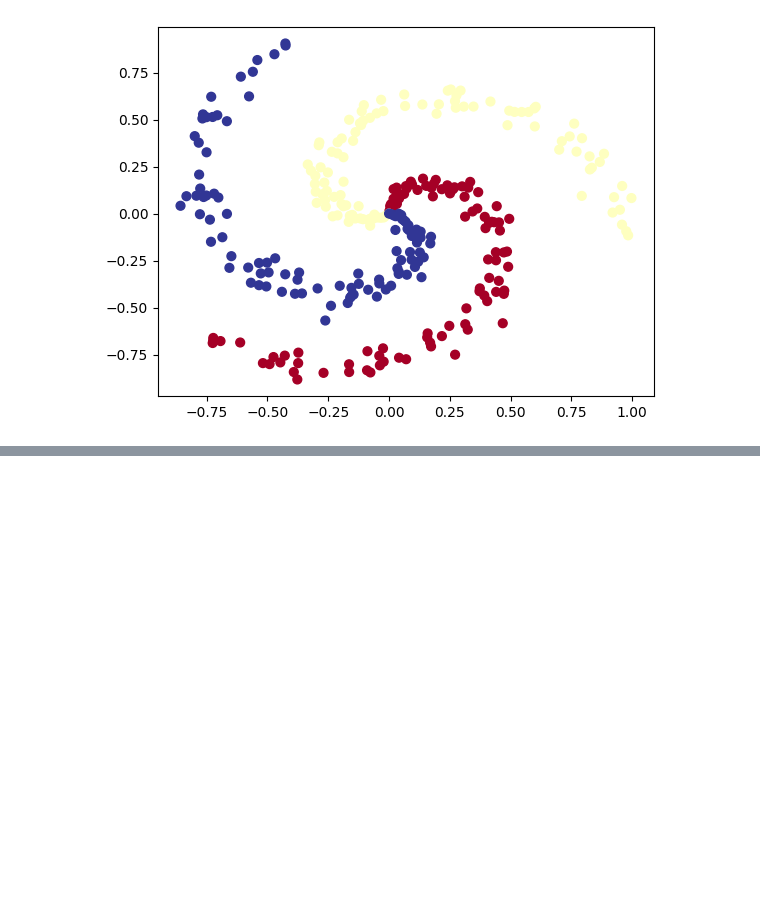
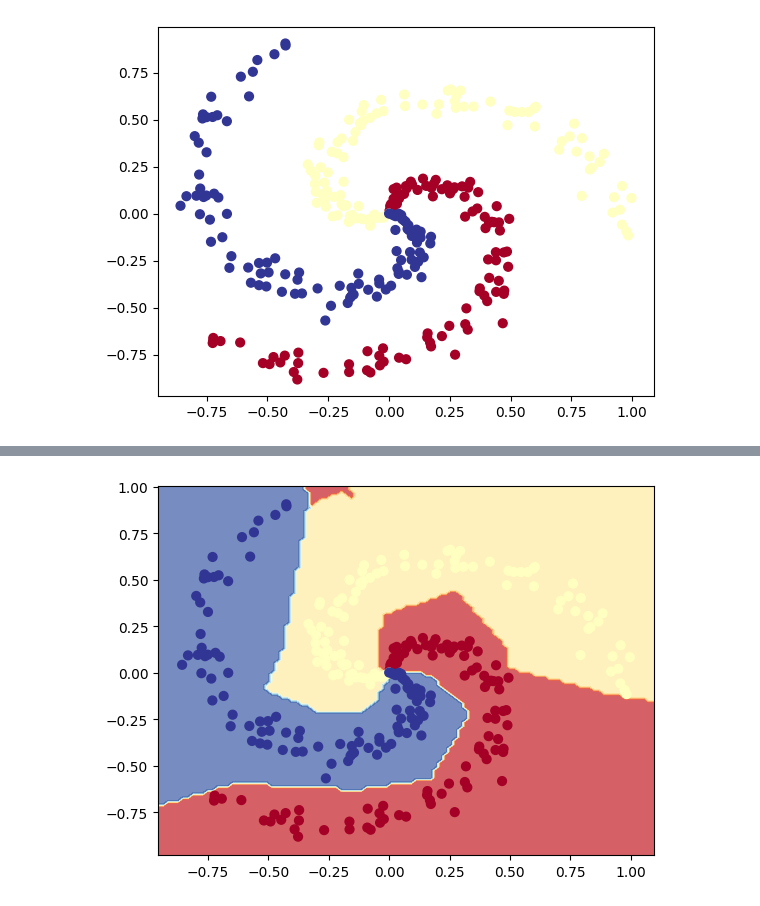
Before and after one commit to saurabhaloneai/Pytorch-complete, a Jupyter notebook: Pytorch_clean_Day2.ipynb, the cells around one changed output, grey strips where cells are left out. Saved outputs shown, nothing was run; the diff lists cells and outputs as text; code cells hidden in the pictures; blank space fills up the shorter version.

```diff
--- a/Pytorch_clean_Day2.ipynb
+++ b/Pytorch_clean_Day2.ipynb
@@ -353,8 +361,14 @@ plt.show()
 # %%
 # Turn data into tensors
 import torch
-X = torch.from_numpy(X).type(torch.float) # features as float32
-y = torch.from_numpy(y).type(torch.LongTensor) # labels need to be of type long
+X_1 = torch.from_numpy(X_1).type(torch.float) # features as float32
+y_1 = torch.from_numpy(y_1).type(torch.LongTensor) # labels need to be of type long
 
 # Create train and test splits
 from sklearn.model_selection import train_test_split
+
+X_train, X_test ,y_train, y_test = train_test_split(X_1,y_1,
+                                                    test_size = 0.2,
+                                                    random_state = 42)
+
+len(X_train),len(X_test),len(y_train),len(y_test)
@@ -364,5 +380,5 @@ from sklearn.model_selection import train_test_split
 from torchmetrics import Accuracy
 
 ## TODO: uncomment the two lines below to send the accuracy function to the device
-# acc_fn = Accuracy(task="multiclass", num_classes=4).to(device)
-# acc_fn
+acc_fn = Accuracy(task="multiclass", num_classes=4).to(device)
+acc_fn
@@ -378,13 +427,26 @@ from torchmetrics import Accuracy
 # %%
 # Setup data to be device agnostic
 
+X_train ,X_test = X_train.to(device),X_test.to(device)
+y_train,y_test =y_train.to(device),y_test.to(device)
 
 # Print out first 10 untrained model outputs (forward pass)
-print("Logits:")
+with torch.inference_mode():
+
+  y_logits = model_2(X_train).squeeze()
+
+print(f"Logits: {y_logits[:10]}")
+
 ## Your code here ##
 
-print("Pred probs:")
+y_probs = torch.softmax(y_logits,dim=1)
+
+print(f"Pred probs: {y_probs[:10]}")
+
 ## Your code here ##
 
-print("Pred labels:")
+y_preds = torch.argmax(y_probs,dim=1)
+
+
+print(f"Pred labels:{y_preds[:10]}")
 ## Your code here ##
@@ -391,4 +471,5 @@ print("Pred labels:")
 # %%
 # Setup loss function and optimizer
-# loss_fn =
-# optimizer =
+loss_fn = nn.CrossEntropyLoss()
+
+optimizer = torch.optim.Adam(model_2.parameters(),lr = 0.01)
@@ -426,2 +561,5 @@ print("Pred labels:")
 # %%
 # Plot decision boundaries for training and test sets
+plot_decision_boundary(model_2,X_1,y_1)
+# %% [output]
+[figure, added]
```
Also changed, not shown: parts of 12 cells of this notebook.
